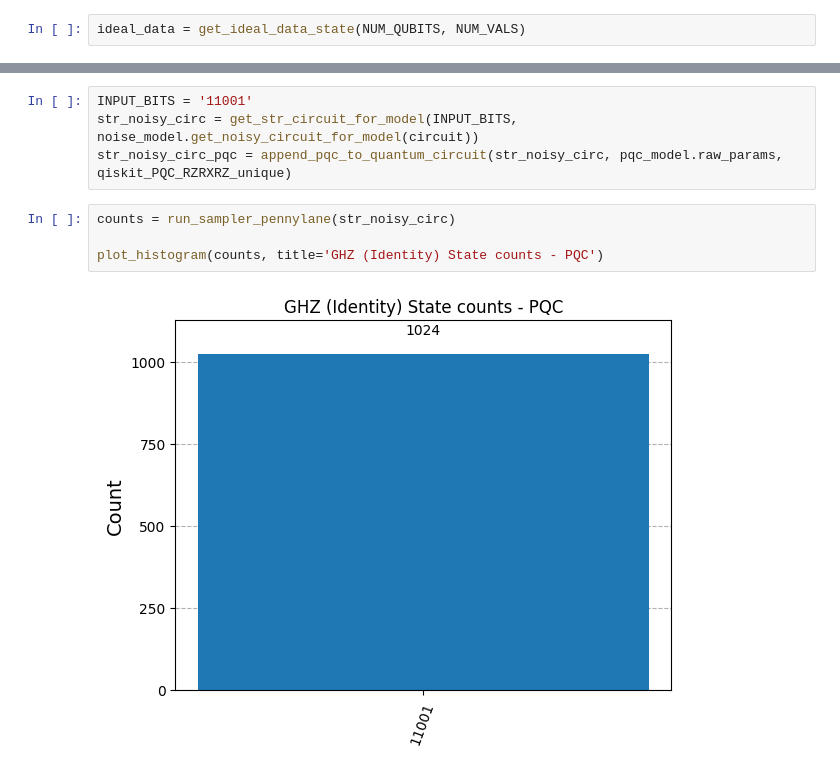
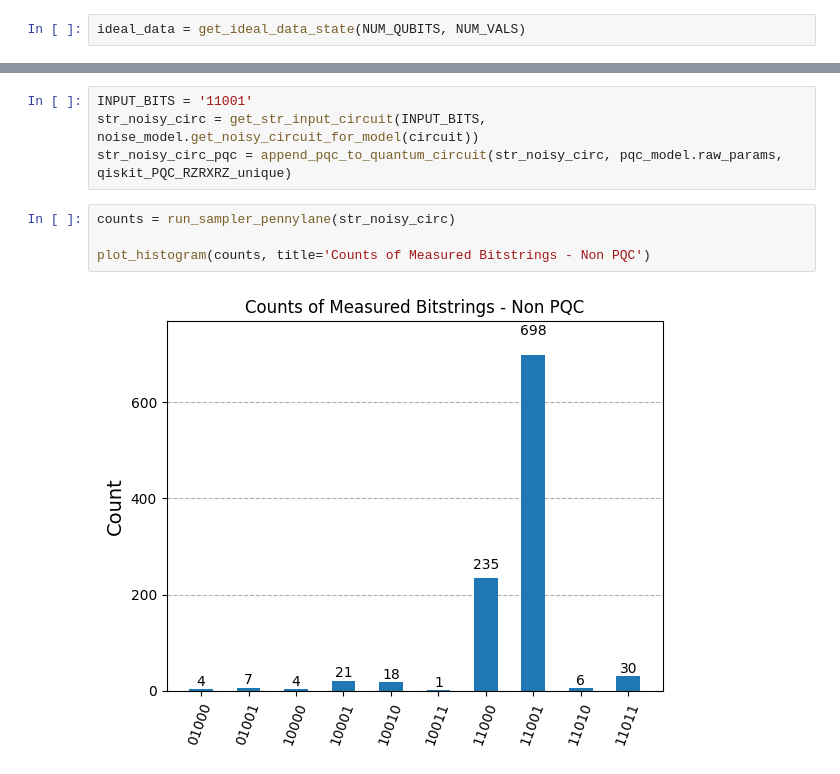
Before and after one commit to ashutiw2k/nequa, a Jupyter notebook: test_notebooks/RandomCircGen.ipynb, the cells around one changed output, grey strips where cells are left out. Drawn from its saved outputs; the diff is of its cells as text.

```diff
--- a/test_notebooks/RandomCircGen.ipynb
+++ b/test_notebooks/RandomCircGen.ipynb
@@ -178,14 +179,14 @@ tensor([ 6.0558,  6.0727, -6.4684,  0.1166,  0.0191, -0.2665, -0.0817,  6.2945,
        requires_grad=True)
 # %%
 INPUT_BITS = '11001'
-str_noisy_circ = get_str_circuit_for_model(INPUT_BITS, noise_model.get_noisy_circuit_for_model(circuit))
+str_noisy_circ = get_str_input_circuit(INPUT_BITS, noise_model.get_noisy_circuit_for_model(circuit))
 str_noisy_circ_pqc = append_pqc_to_quantum_circuit(str_noisy_circ, pqc_model.raw_params, qiskit_PQC_RZRXRZ_unique)
 # %%
 counts = run_sampler_pennylane(str_noisy_circ)
 
-plot_histogram(counts, title='GHZ (Identity) State counts - PQC')
+plot_histogram(counts, title='Counts of Measured Bitstrings - Non PQC')
 # %% [output]
-[figure, old version]
+[figure, new version]
 # %%
 counts = run_sampler_pennylane(str_noisy_circ_pqc)
 
```
Also changed, not shown: parts of 6 cells of this notebook, 2 other files.
